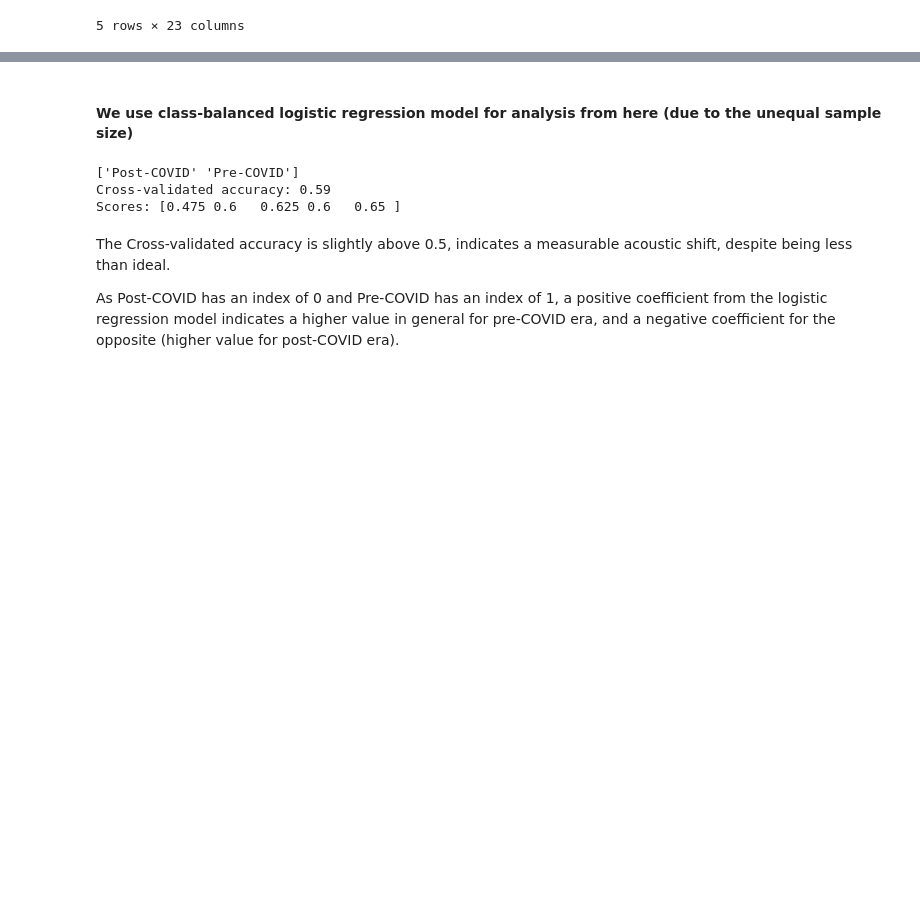
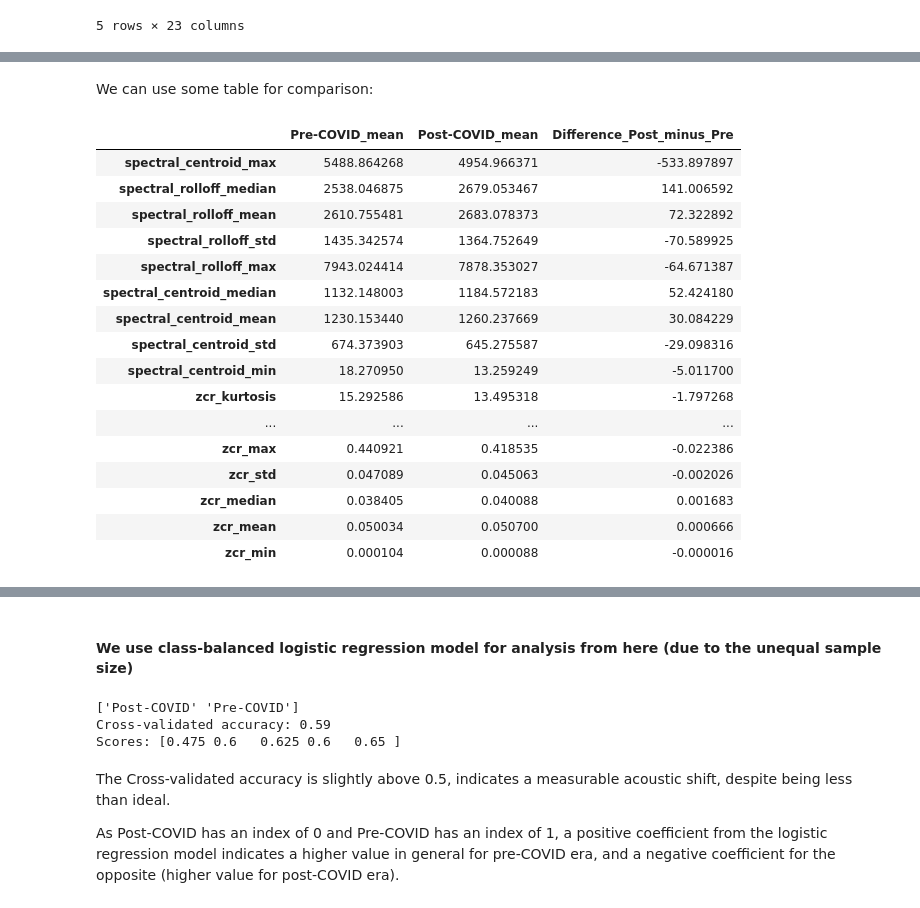
Before and after one commit to COGS108/Group081_WI26, a Jupyter notebook: 03-FinalProject.ipynb, the cells around one changed output, grey strips where cells are left out. Saved outputs shown, nothing was run; the diff lists cells and outputs as text; code cells hidden in the pictures; blank space fills up the shorter version.

Commit message:
Table for comparison

```diff
--- a/03-FinalProject.ipynb
+++ b/03-FinalProject.ipynb
@@ -534,0 +560,30 @@ expanded_df.head()
+# %% [markdown]
+We can use some table for comparison:
+# %%
+simple_desc = pd.DataFrame({
+    'Pre-COVID_mean': expanded_df.loc[expanded_df['Period'] == 'Pre-COVID', feature_cols].mean(),
+    'Post-COVID_mean': expanded_df.loc[expanded_df['Period'] == 'Post-COVID', feature_cols].mean()
+})
+
+simple_desc['Difference_Post_minus_Pre'] = simple_desc['Post-COVID_mean'] - simple_desc['Pre-COVID_mean']
+simple_desc = simple_desc.sort_values('Difference_Post_minus_Pre', key=lambda s: s.abs(), ascending=False)
+
+simple_desc
+# %% [output]
+|  | Pre-COVID_mean | Post-COVID_mean | Difference_Post_minus_Pre |
+| spectral_centroid_max | 5488.864268 | 4954.966371 | -533.897897 |
+| spectral_rolloff_median | 2538.046875 | 2679.053467 | 141.006592 |
+| spectral_rolloff_mean | 2610.755481 | 2683.078373 | 72.322892 |
+| spectral_rolloff_std | 1435.342574 | 1364.752649 | -70.589925 |
+| spectral_rolloff_max | 7943.024414 | 7878.353027 | -64.671387 |
+| spectral_centroid_median | 1132.148003 | 1184.572183 | 52.424180 |
+| spectral_centroid_mean | 1230.153440 | 1260.237669 | 30.084229 |
+| spectral_centroid_std | 674.373903 | 645.275587 | -29.098316 |
+| spectral_centroid_min | 18.270950 | 13.259249 | -5.011700 |
+| zcr_kurtosis | 15.292586 | 13.495318 | -1.797268 |
+| ... | ... | ... | ... |
+| zcr_max | 0.440921 | 0.418535 | -0.022386 |
+| zcr_std | 0.047089 | 0.045063 | -0.002026 |
+| zcr_median | 0.038405 | 0.040088 | 0.001683 |
+| zcr_mean | 0.050034 | 0.050700 | 0.000666 |
+| zcr_min | 0.000104 | 0.000088 | -0.000016 |
```
Also changed, not shown: parts of 5 cells of this notebook.
